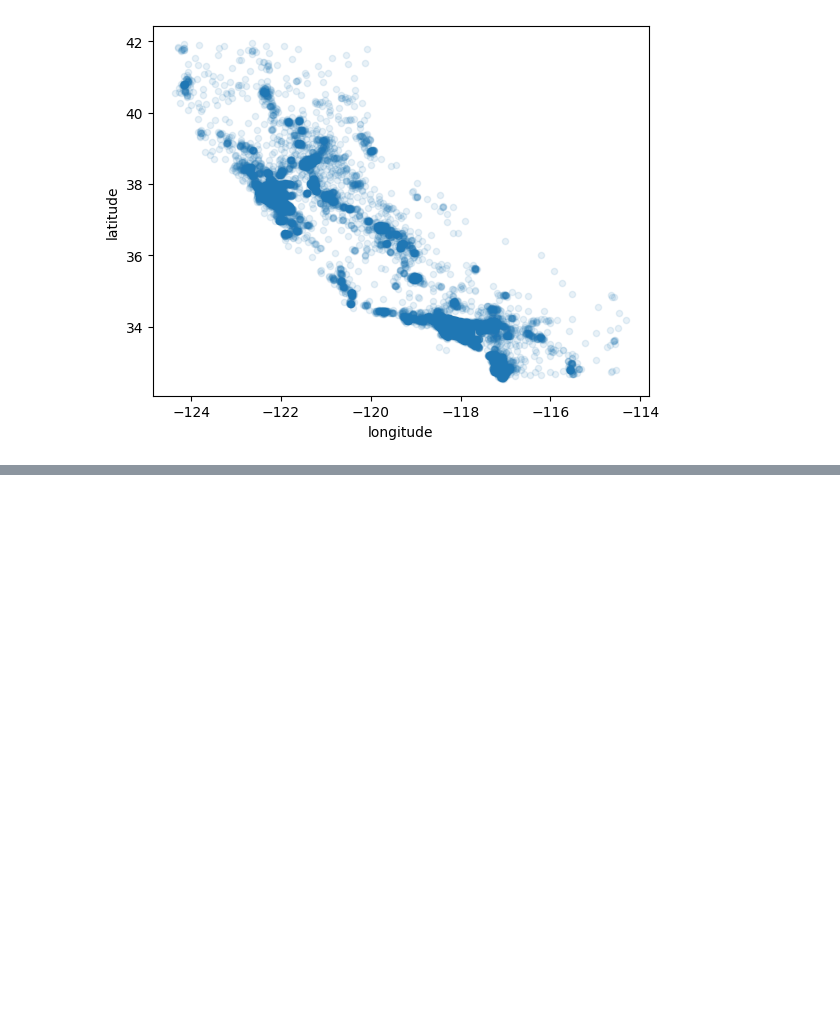
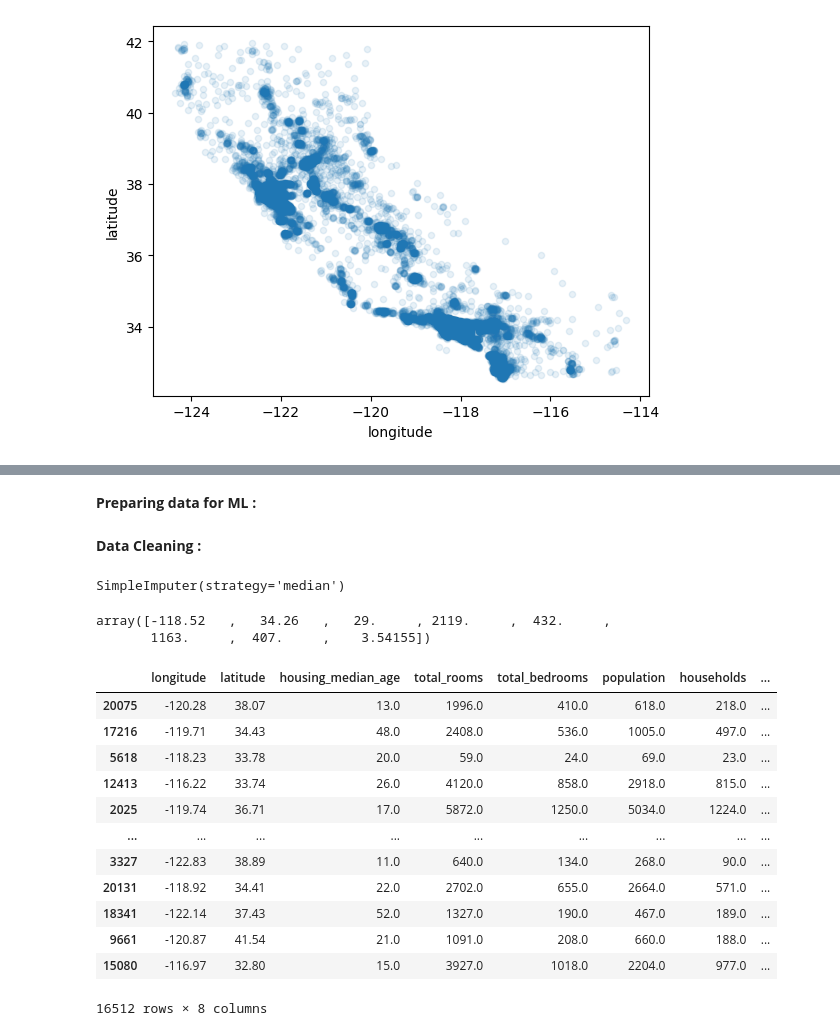
Before and after one commit to rnks2003/ai043_ml, a Jupyter notebook: mlHandsOn/280524.ipynb, the cells around one changed output, grey strips where cells are left out. Cells and saved outputs as stored; diff of their text form; code cells hidden in the pictures; blank space fills up the shorter version.

```diff
--- a/mlHandsOn/280524.ipynb
+++ b/mlHandsOn/280524.ipynb
@@ -73,0 +101,38 @@ housing.plot(kind="scatter",x="longitude",y="latitude",alpha=0.4,s=housing["popu
+# %% [markdown]
+**Preparing data for ML :**
+# %%
+housing = strat_train_set.drop("median_house_value",axis=1)
+housing_labels = strat_train_set["median_house_value"].copy()
+# %% [markdown]
+**Data Cleaning :**
+# %%
+impute = SimpleImputer(strategy="median")
+# %%
+housing_num = housing.drop("ocean_proximity",axis=1)
+impute.fit(housing_num)
+# %% [output]
+SimpleImputer(strategy='median')
+# %%
+impute.statistics_
+# %% [output]
+array([-118.52   ,   34.26   ,   29.     , 2119.     ,  432.     ,
+       1163.     ,  407.     ,    3.54155])
+# %%
+x = impute.transform(housing_num)
+housing_tr = pd.DataFrame(x,columns=housing_num.columns,index=housing_num.index)
+# %%
+housing_tr
+# %% [output]
+|  | longitude | latitude | housing_median_age | total_rooms | total_bedrooms | population | households | ... |
+| 20075 | -120.28 | 38.07 | 13.0 | 1996.0 | 410.0 | 618.0 | 218.0 | ... |
+| 17216 | -119.71 | 34.43 | 48.0 | 2408.0 | 536.0 | 1005.0 | 497.0 | ... |
+| 5618 | -118.23 | 33.78 | 20.0 | 59.0 | 24.0 | 69.0 | 23.0 | ... |
+| 12413 | -116.22 | 33.74 | 26.0 | 4120.0 | 858.0 | 2918.0 | 815.0 | ... |
+| 2025 | -119.74 | 36.71 | 17.0 | 5872.0 | 1250.0 | 5034.0 | 1224.0 | ... |
+| ... | ... | ... | ... | ... | ... | ... | ... | ... |
+| 3327 | -122.83 | 38.89 | 11.0 | 640.0 | 134.0 | 268.0 | 90.0 | ... |
+| 20131 | -118.92 | 34.41 | 22.0 | 2702.0 | 655.0 | 2664.0 | 571.0 | ... |
+| 18341 | -122.14 | 37.43 | 52.0 | 1327.0 | 190.0 | 467.0 | 189.0 | ... |
+| 9661 | -120.87 | 41.54 | 21.0 | 1091.0 | 208.0 | 660.0 | 188.0 | ... |
+| 15080 | -116.97 | 32.80 | 15.0 | 3927.0 | 1018.0 | 2204.0 | 977.0 | ... |
+16512 rows × 8 columns
```
Also changed, not shown: parts of 3 cells of this notebook.
